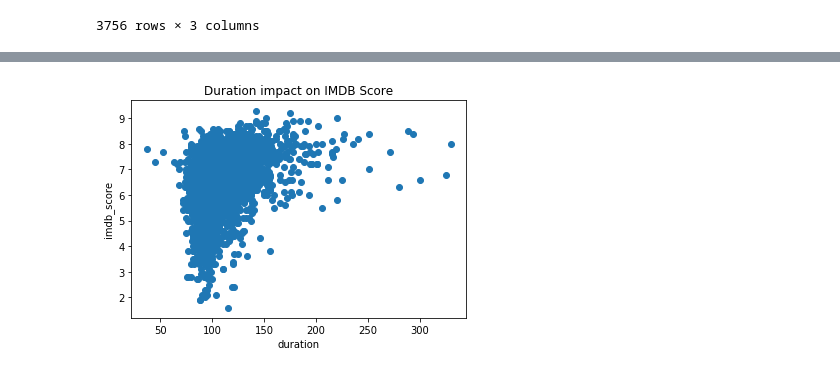
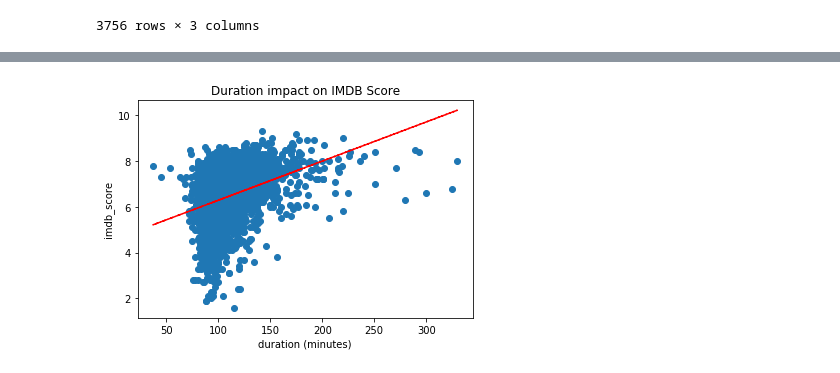
Before and after one commit to BrittanyClemmons/project_one, a Jupyter notebook: Ashley's Part.ipynb, the cells around one changed output, grey strips where cells are left out. Saved outputs shown, nothing was run; the diff lists cells and outputs as text; code cells hidden in the pictures.

```diff
--- a/Ashley's Part.ipynb
+++ b/Ashley's Part.ipynb
@@ -205,8 +75,0 @@ Zoë Kravitz                 2                     2
-# %%
-#Calculate profit and add column to existing data frame
-df_clean['profit'] = df_clean["gross"] - df_clean["budget"]
-profit_df = df_clean
-a = profit_df[["movie_title", "movie_facebook_likes", "profit"]]
-b = a.sort_values("profit", ascending=False)
-c = b.nlargest(50, "profit")
-c
@@ -261,9 +92,12 @@ e
 | 5042 | My Date with Drew | 90.0 | 6.6 |
 3756 rows × 3 columns
 # %%
+x = e['duration']
+y = e['imdb_score']
+
 plt.scatter(x=e['duration'], y=e['imdb_score'])
 plt.title("Duration impact on IMDB Score")
-plt.xlabel("duration")
+plt.xlabel("duration (minutes)")
 plt.ylabel("imdb_score")
 z = np.polyfit(x, y, 1)
 p = np.poly1d(z)
@@ -274 +108 @@ TypeError: can only concatenate str (not "float") to str
-[figure, old version]
+[figure, new version]
```
Also changed, not shown: parts of 16 cells of this notebook.
